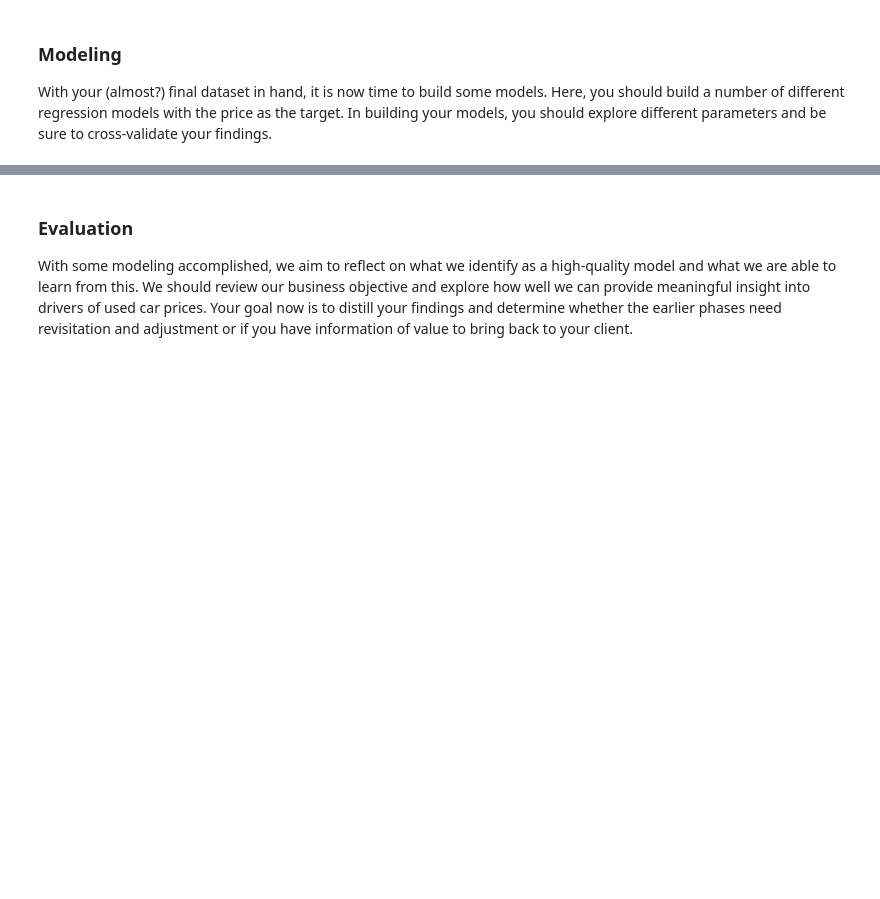
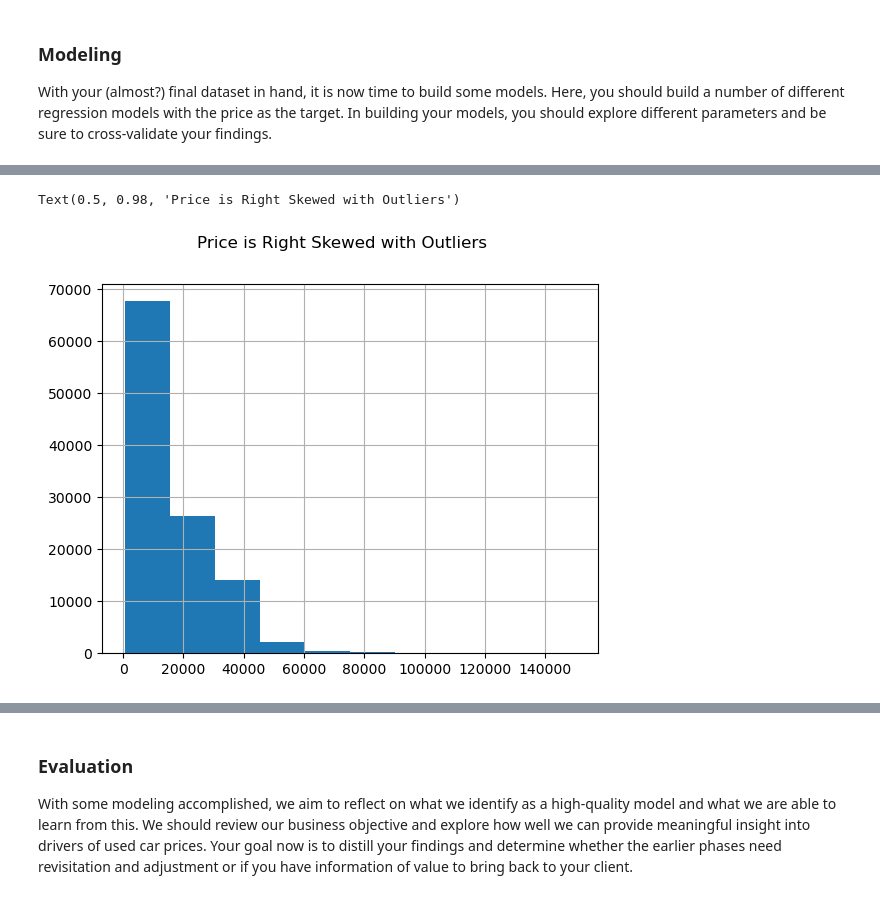
Before and after one commit to shashiJoel/used-car-price-prediction, a Jupyter notebook: prompt_II.ipynb, the cells around one changed output, grey strips where cells are left out. Drawn from its saved outputs; the diff is of its cells as text; code cells hidden in the pictures; blank space fills up the shorter version.

```diff
--- a/prompt_II.ipynb
+++ b/prompt_II.ipynb
@@ -1260,0 +748,7 @@ cars_clean_data.shape
+# %%
+
+cars_clean_data['price'].hist()
+pl.suptitle("Price is Right Skewed with Outliers")
+# %% [output]
+Text(0.5, 0.98, 'Price is Right Skewed with Outliers')
+[figure, added]
```
Also changed, not shown: parts of 68 cells of this notebook, 1 other file.
